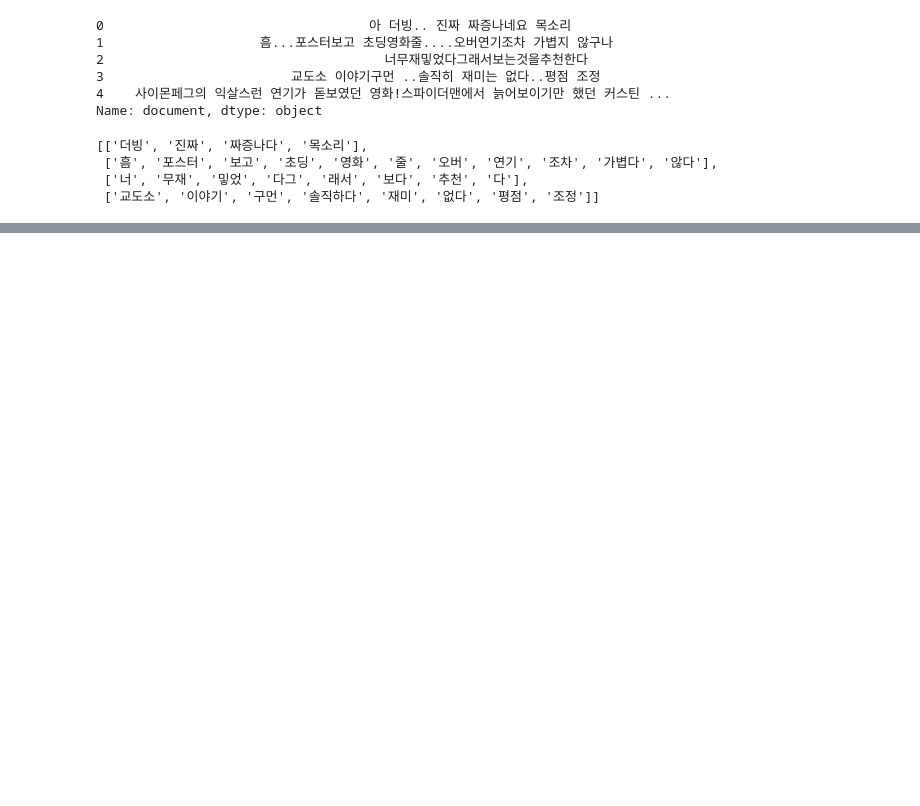
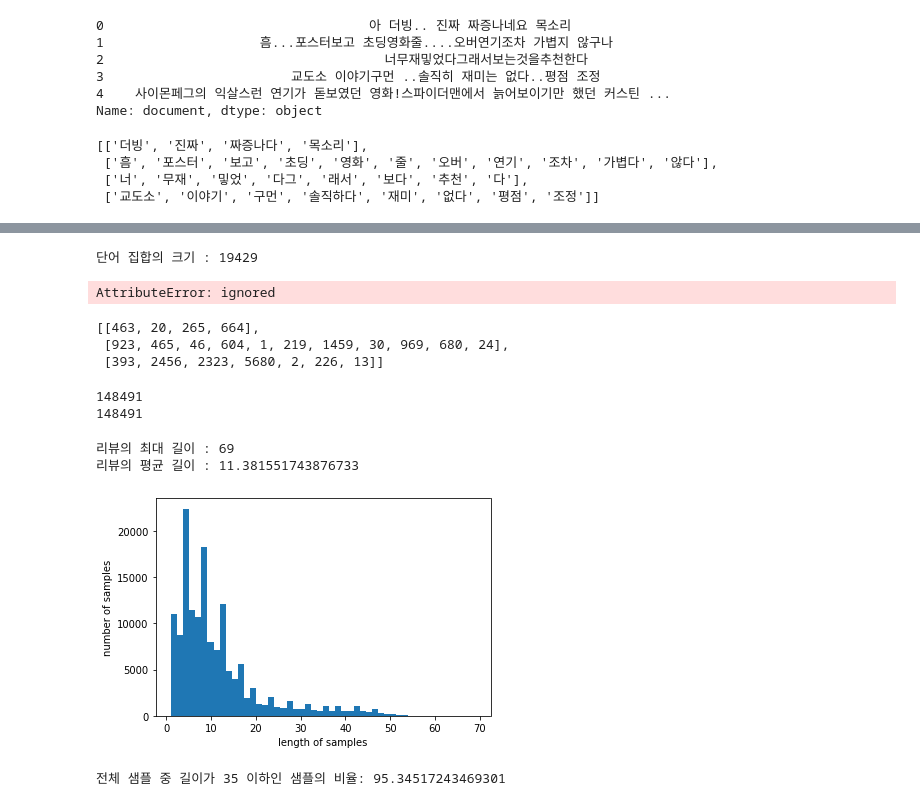
Before and after one commit to MinGyeongdo/NLP_movie_review, a Jupyter notebook: data_eda.ipynb, the cells around one changed output, grey strips where cells are left out. Drawn from its saved outputs; the diff is of its cells as text; code cells hidden in the pictures; blank space fills up the shorter version.

```diff
--- a/data_eda.ipynb
+++ b/data_eda.ipynb
@@ -432,0 +288,13 @@ Detected at node 'sequential_1/embedding_3/embedding_lookup' defined at (most re
+# %%
+# 전체 단어 개수 중 빈도수 2이하인 단어는 제거.
+# 0번 패딩 토큰을 고려하여 + 1
+vocab_size = total_cnt - rare_cnt + 1
+print('단어 집합의 크기 :',vocab_size)
+# %% [output]
+단어 집합의 크기 : 19429
+# %%
+tokenizer = Tokenizer(vocab_size)
+tokenizer.fit_on_texts(clean_train_review)
+clean_train_review = tokenizer.texts_to_sequences(clean_train_review)
+# %% [output]
+AttributeError: ignored
@@ -432,0 +303,6 @@ Detected at node 'sequential_1/embedding_3/embedding_lookup' defined at (most re
+# %%
+clean_train_review[:3]
+# %% [output]
+[[463, 20, 265, 664],
+ [923, 465, 46, 604, 1, 219, 1459, 30, 969, 680, 24],
+ [393, 2456, 2323, 5680, 2, 226, 13]]
@@ -432,0 +312,26 @@ Detected at node 'sequential_1/embedding_3/embedding_lookup' defined at (most re
+# %%
+# 위에서 빈도수 2 이하의 단어들을 제거하였으므로 해당 컬럼의 리뷰는 빈 샘플이 되기 때문에 제거해줌.
+
+drop_train = [ index for index, sentence in enumerate(clean_train_review) if len(sentence) < 1]
+# %%
+# 빈 샘플들을 제거
+X_train = np.delete(clean_train_review, drop_train, axis=0)
+y_train = np.delete(y_train, drop_train, axis=0)
+print(len(X_train))
+print(len(y_train))
+# %% [output]
+148491
+148491
+# %%
+# 패딩, 샘플들의 길이를 동일하게 맞춰준다.
+
+print('리뷰의 최대 길이 :',max(len(review) for review in X_train))
+print('리뷰의 평균 길이 :',sum(map(len, X_train))/len(X_train))
+plt.hist([len(review) for review in X_train], bins=50)
+plt.xlabel('length of samples')
+plt.ylabel('number of samples')
+plt.show()
+# %% [output]
+리뷰의 최대 길이 : 69
+리뷰의 평균 길이 : 11.381551743876733
+[figure, added]
@@ -432,0 +347,5 @@ Detected at node 'sequential_1/embedding_3/embedding_lookup' defined at (most re
+# %%
+max_len = 35
+below_threshold_len(max_len, X_train)
+# %% [output]
+전체 샘플 중 길이가 35 이하인 샘플의 비율: 95.34517243469301
```
Also changed, not shown: parts of 44 cells of this notebook.
